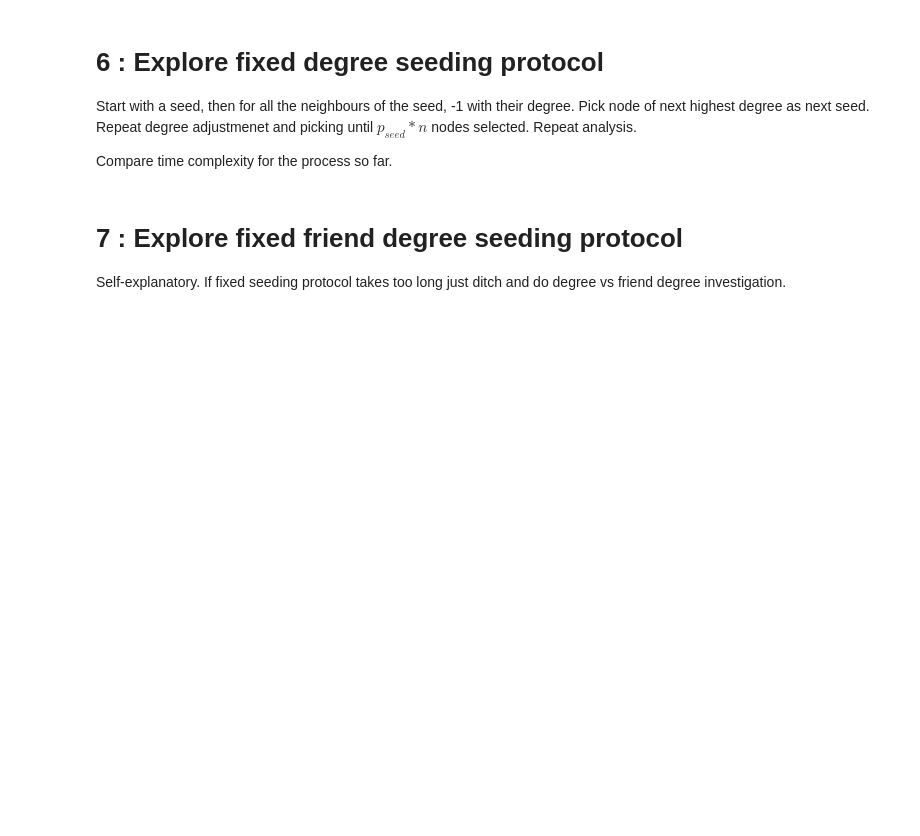
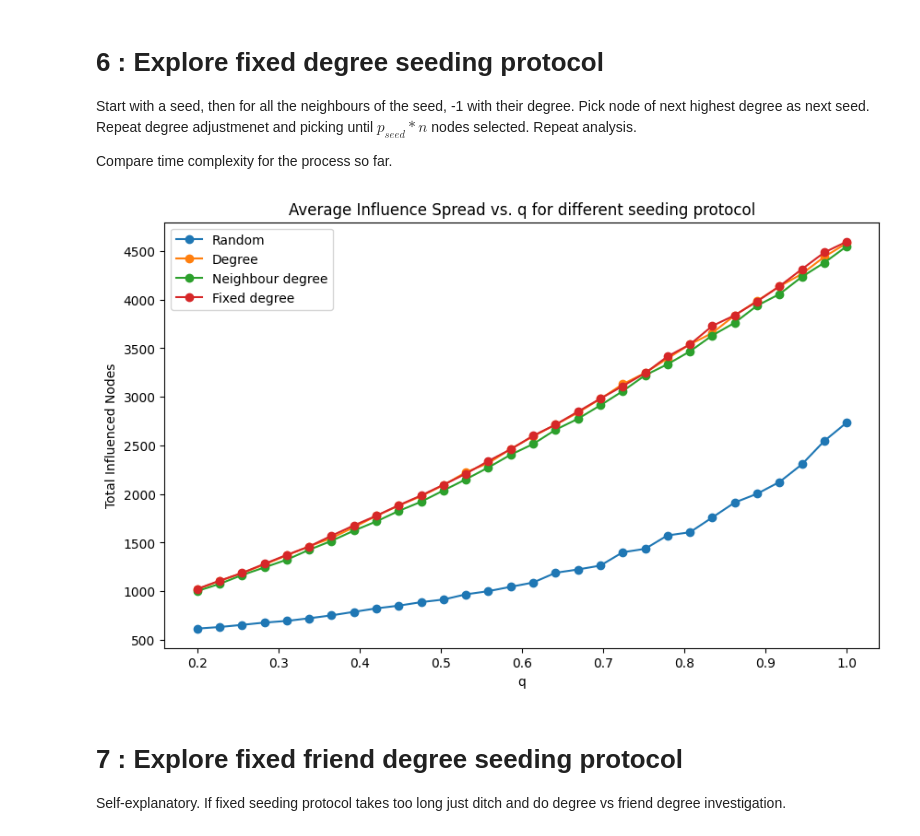
Before and after one commit to hsinorshin/SF5, a Jupyter notebook: Final.ipynb, the cells around one changed output. Drawn from its saved outputs; the diff is of its cells as text; code cells hidden in the pictures; blank space fills up the shorter version.

```diff
--- a/Final.ipynb
+++ b/Final.ipynb
@@ -364,6 +395,37 @@ Compute centrality score $c_{i}$ of a node by adding up their own degree and the
 Start with a seed, then for all the neighbours of the seed, -1 with their degree. Pick node of next highest degree as next seed. Repeat degree adjustmenet and picking until $p_{seed}*n$ nodes selected. Repeat analysis.
 
 Compare time complexity for the process so far.
+# %%
+def fixed_degree_seeding(G, num_seeds):
+
+    seeds = []
+    degree = list(G.degree())
+
+    for _ in range(num_seeds):
+         nodes_degree_sorted = sorted(degree, key=lambda x:x[1], reverse=True)
+         curr = nodes_degree_sorted[0][0]
+         seeds.append(curr)
+         degree[curr] = (curr,-1)
+         for j in G.neighbors(curr):
+              degree[j]= (j, degree[j][1]-1)
+
+    return seeds
+# %%
+fixed_deg_seeds = fixed_degree_seeding(G, int(n*p_seed))
+avg_D_fixed_deg = average_D_vs_q(G, q_array, fixed_deg_seeds)
+# %%
+plt.figure(figsize=(10,6))
+plt.plot(q_array,avg_D, marker='o', label='Random')
+plt.plot(q_array,avg_D_deg, marker='o', label='Degree')
+plt.plot(q_array, avg_D_neigh_deg, marker='o', label='Neighbour degree')
+plt.plot(q_array,avg_D_fixed_deg, marker='o', label='Fixed degree')
+plt.legend()
+plt.xlabel('q')
+plt.ylabel('Total Influenced Nodes')
+plt.title('Average Influence Spread vs. q for different seeding protocol')
+plt.show()
+# %% [output]
+[figure, added]
 # %% [markdown]
 # 7 : Explore fixed friend degree seeding protocol
 
```
Also changed, not shown: parts of 46 cells of this notebook, 9 other files.
